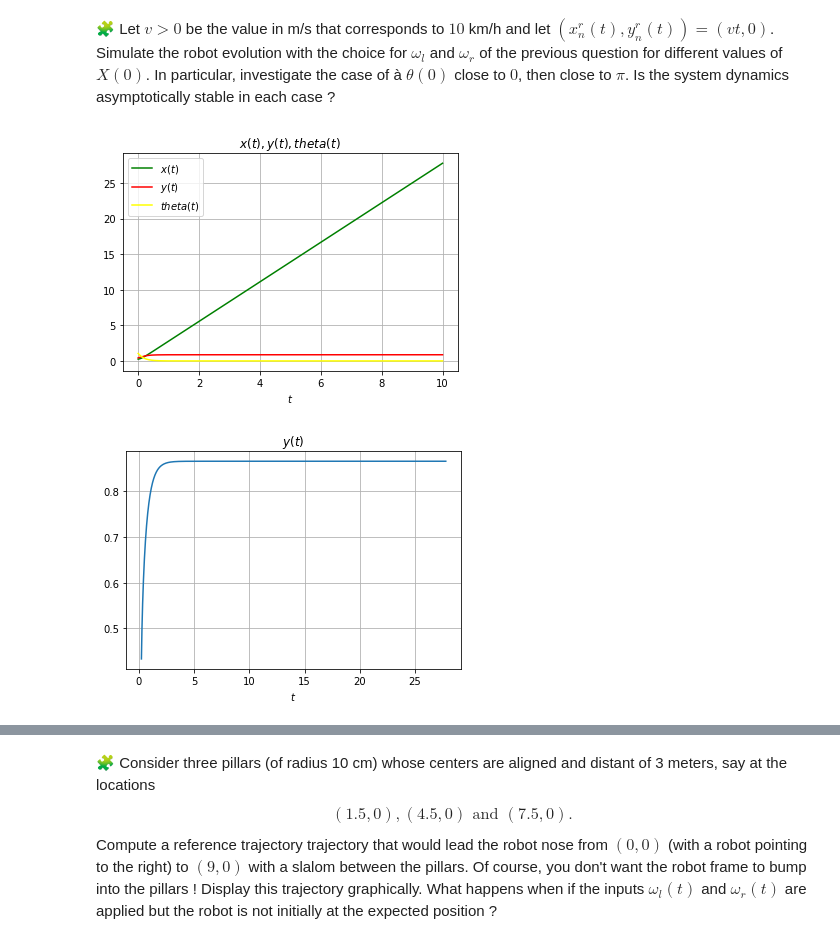
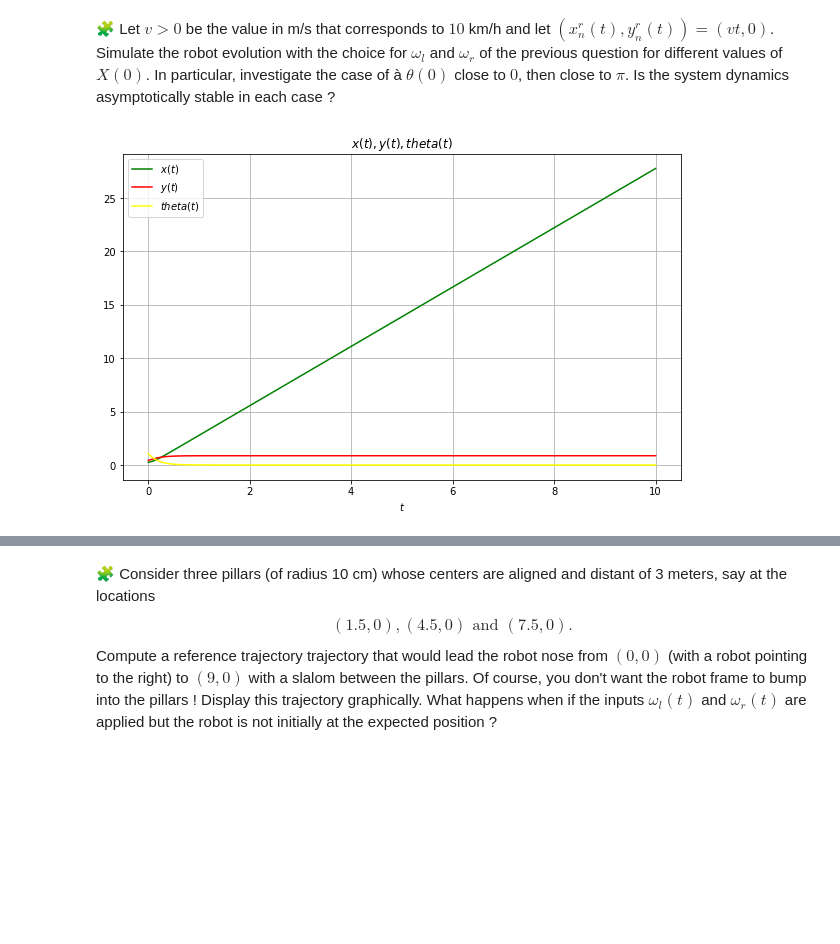
Before and after one commit to Kerfati/control-engineering-with-python-project-2021-2022, a Jupyter notebook: Project - Step 3.ipynb, the cells around one changed output, grey strips where cells are left out. Cells and saved outputs as stored; diff of their text form; code cells hidden in the pictures; blank space fills up the shorter version.

```diff
--- a/Project - Step 3.ipynb
+++ b/Project - Step 3.ipynb
@@ -707,7 +830,10 @@ The idea is the following:
 🧩 Implement the new version of `omega`
 # %%
 def omega(t,X):
+    Xr=array([v*t,0,0])
     wr=array([v/R,v/R])
-    w=wr-K.dot(X)
+    deltaX=X-Xr
+    deltaw= -K@deltaX
+    w= wr+deltaw
     return w
-pass
+omega(0,[0,0,0])
@@ -718,2 +844,22 @@ pass
+# %%
+tf=10
+v=10/ 3.6
+Xr=array([v*t,0,0])
+'''K= array([[ 0.70710678, -0.70710678, -4.48796781],
+       [ 0.70710678,  0.70710678,  4.48796781]])'''
+t = linspace(0.0,tf, 1000)
+def fun(t, X):
+
+    x,y, theta= X
+    omega_l, omega_r = omega(t, X)
+
+    x,y,theta=X
+    dx = R * 0.5 * (omega_l + omega_r) * cos(theta)
+    dy = R * 0.5 * (omega_l + omega_r) * sin(theta)
+    dtheta = R * (omega_r - omega_l) / D
+    return array([dx, dy, dtheta])
+
+#fun(1,[1,2,3])
+result = solve_ivp(fun=fun,t_span=[0,tf] ,y0=[0,2,0], dense_output=True,max_step=1e-2, atol=1e-12)
 # %% [markdown]
 🧩 Use the simulation results to display the robot location every 1 second.
@@ -725,0 +877,12 @@ pass
+# %%
+t=linspace(0.0,10.0,1000)
+x, y, theta = result["sol"](t)
+fig=figure(figsize=(15, 15))
+ax1, ax2 = fig.subplots(2, 1, sharex=True)
+ax1.grid(True)
+ax1.plot(t, x, label="$x(t)$")
+ax1.plot(t, y, label="$y(t)$")
+ax1.legend()
+ax2.grid(True)
+ax2.plot(t, theta, label=r"$\theta(t)$")
+ax2.legend()
@@ -783,6 +992,7 @@ Simulate the robot evolution with the choice for $\omega_l$ and $\omega_r$ of th
 # %%
 from math import degrees as deg
 from math import radians as rad
+
 v = 10 / 3.6
 xn0 = 0
 yn0 = 0
@@ -794,7 +1004,7 @@ X0 = array([x0, y0, theta0])
 
 R = 0.10
 
-def funct(t, X):
+def f2(t, X):
     x, y, theta = X
 
     xn_r = v * t
@@ -803,39 +1013,32 @@ def funct(t, X):
     yn_r = 0
     d_yn_r = 0
 
     omega_l = d_xn_r/R * (cos(theta) - sin(theta))
     omega_r = d_xn_r/R * (cos(theta) + sin(theta))
 
     dtheta = (R/D) * (omega_l - omega_r)
 
     dx = (R/2) * (omega_l + omega_r) * cos(theta)
 
     dy = (R/2) * (omega_l + omega_r) * sin(theta)
 
     dX = array([dx, dy, dtheta])
     return dX
 
-result = solve_ivp(funct, [0.0, tf], X0, dense_output = True, max_step = 1e-2)
+result = solve_ivp(f2, [0.0, tf], X0, dense_output = True, max_step = 1e-2)
 
 ts = result["t"]
 xs = result["y"][0]
 ys = result["y"][1]
 thetas = result["y"][2]
 
 figure()
 plot(ts, xs, "k",color='green',label=r'$x(t)$')
 plot(ts, ys, "k",color='red',label=r'$y(t)$')
 plot(ts, thetas, "k",color='yellow',label=r'$theta(t)$')
 grid(True); xlabel("$t$"); title("$x(t), y(t), theta(t)$")
 
 legend()
 show()
 # %% [output]
-[figure, old version]
+[figure, new version]
-# %%
-figure()
-plot(xs, ys)
-grid(True); xlabel("$t$"); title("$y(t)$")
-show()
-# %% [output]
-[figure, removed]
```
Also changed, not shown: parts of 27 cells of this notebook.
